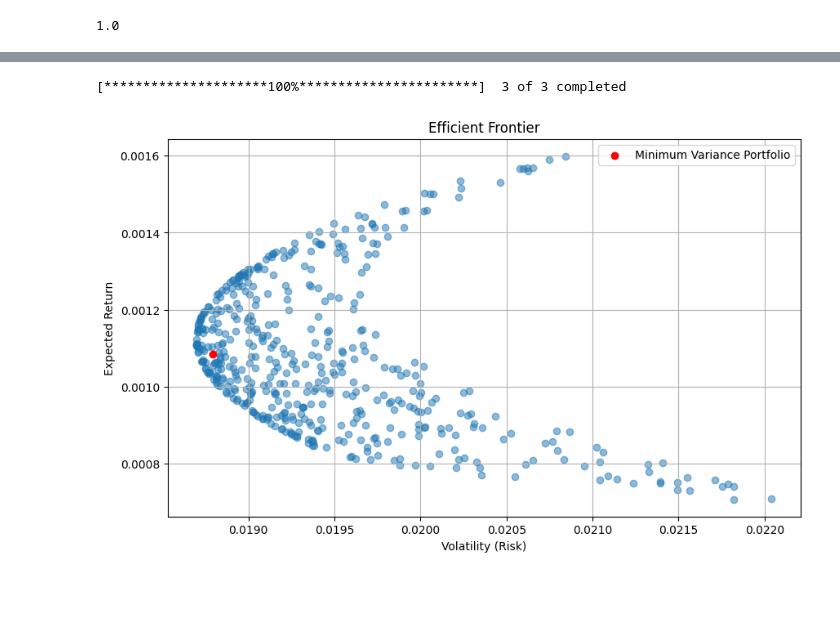
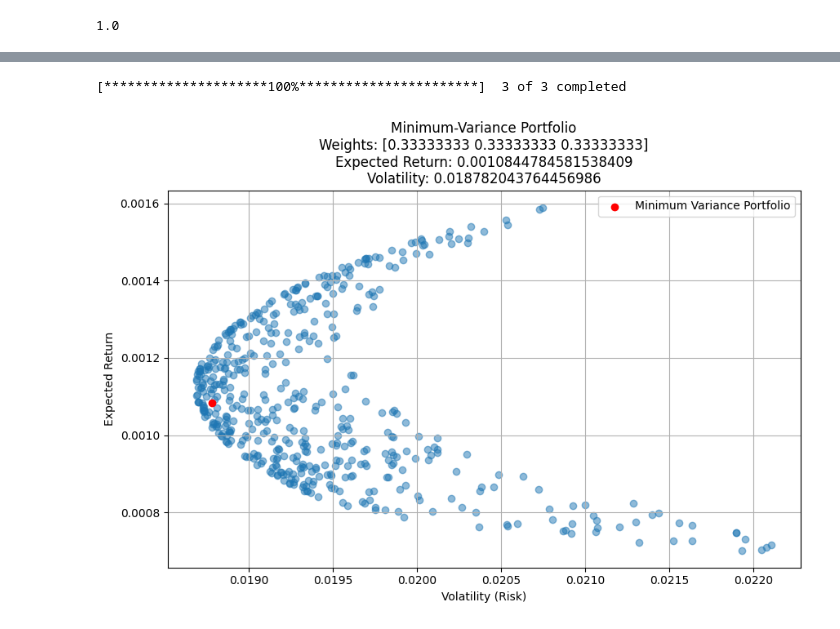
Before and after one commit to wolfinwallst/Financial_Engineering_and_Risk_Management, a Jupyter notebook: Toy Projects/#9 Min-Variance Portfolio.ipynb, the cells around one changed output, grey strips where cells are left out. Cells and saved outputs as stored; diff of their text form; code cells hidden in the pictures; blank space fills up the shorter version.

```diff
--- a/Toy Projects/#9 Min-Variance Portfolio.ipynb
+++ b/Toy Projects/#9 Min-Variance Portfolio.ipynb
@@ -92,7 +156,7 @@ returns = df.pct_change(1).dropna()
 # 공분산 행렬 계산
 cov_matrix = returns.cov()
 
-# 포트폴리오 종목 비중 초기화
+# 포트폴리오 종목 비중 초기화: uniform weights로
 num_assets = len(returns.columns)
 weights = np.ones(num_assets) / num_assets
 
@@ -109,32 +173,36 @@ result = minimize(portfolio_variance, weights, args=(cov_matrix,),
                   method='SLSQP', constraints=constraints, bounds=bounds)
 
 optimal_weights = result.x
 min_variance = result.fun
 
 # 최소 분산 포트폴리오 수익률 계산
 expected_returns = returns.mean()
 min_portfolio_return = np.dot(expected_returns, optimal_weights)
 
 # 포트폴리오 시뮬레이션
 n_points = 500
 returns_simulated = np.zeros(n_points)
 volatility_simulated = np.zeros(n_points)
 
 for i in range(n_points):
     weights_simulated = np.random.dirichlet(np.ones(num_assets), size=1).flatten()
     returns_simulated[i] = np.dot(expected_returns, weights_simulated)
     volatility_simulated[i] = np.sqrt(portfolio_variance(weights_simulated, cov_matrix))
 
 # 최소 분산 포트폴리오 그래프
 plt.figure(figsize=(10, 6))
 plt.scatter(volatility_simulated, returns_simulated, marker='o', alpha=0.5)
 plt.scatter(np.sqrt(min_variance), min_portfolio_return, marker='o', color='red', label='Minimum Variance Portfolio')
 plt.xlabel('Volatility (Risk)')
 plt.ylabel('Expected Return')
-plt.title('Efficient Frontier')
+
+# 수정된 부분: optimal_weights, min_portfolio_return, np.sqrt(min_variance) 출력
+title = f"Minimum-Variance Portfolio\nWeights: {optimal_weights}\nExpected Return: {min_portfolio_return}\nVolatility: {np.sqrt(min_variance)}"
+plt.title(title)
+
 plt.legend()
 plt.grid(True)
 plt.show()
 # %% [output]
 [*********************100%***********************]  3 of 3 completed
-[figure, old version]
+[figure, new version]
```
Also changed, not shown: parts of 4 cells of this notebook.
